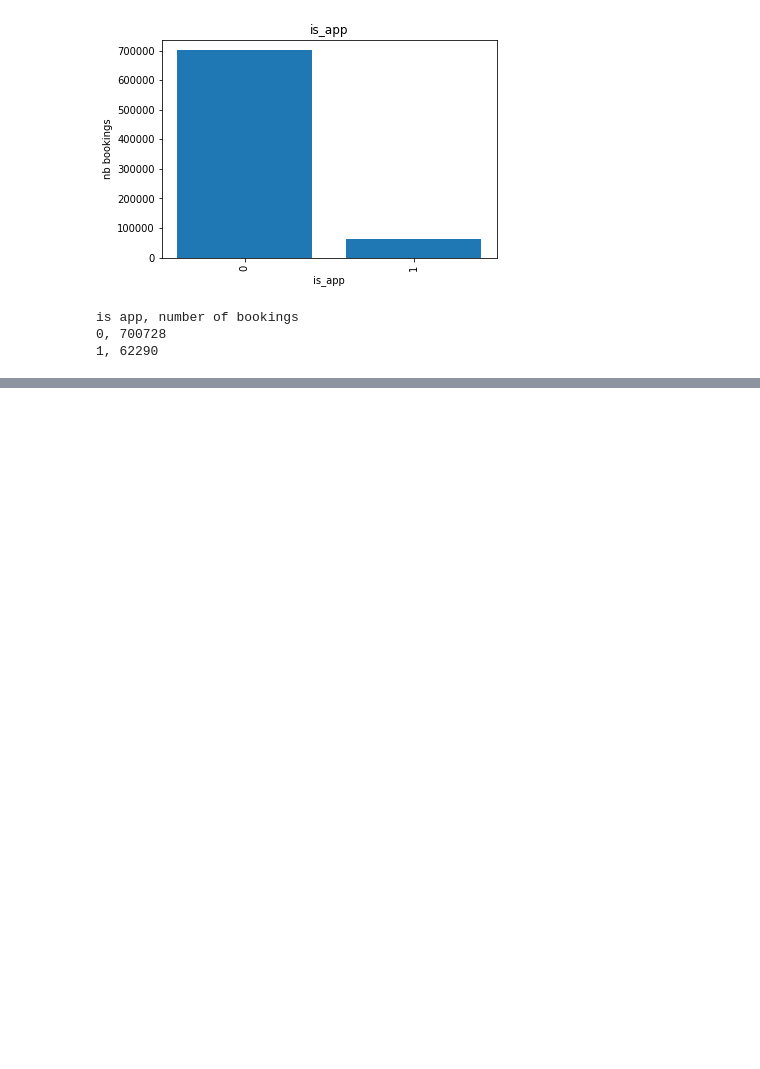
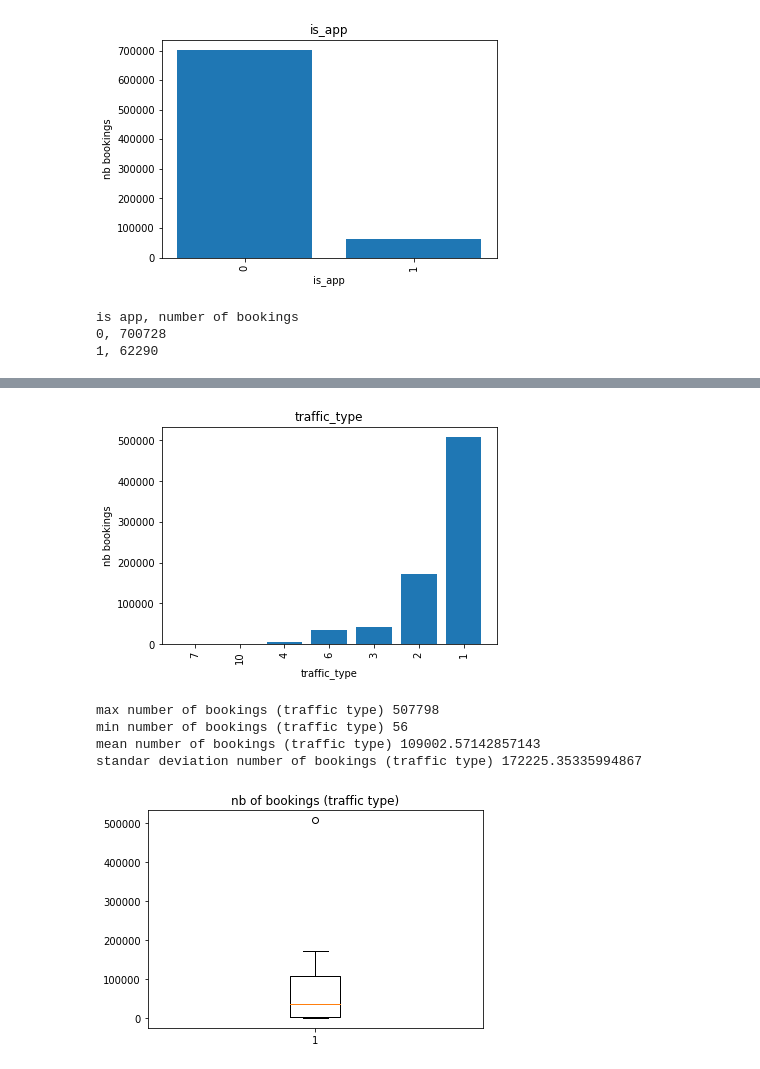
Before and after one commit to ck-unifr/booking-prediction, a Jupyter notebook: booking_prediction.ipynb, the cells around one changed output, grey strips where cells are left out. Cells and saved outputs as stored; diff of their text form; code cells hidden in the pictures; blank space fills up the shorter version.

```diff
--- a/booking_prediction.ipynb
+++ b/booking_prediction.ipynb
@@ -724,0 +737,28 @@ for key, value in dict_feature_nb_bookings['reference'].items():
+# %%
+# traffic_type: A categorization of the type of the traffic
+
+dict_traffic_type_nb_bookings = read_dict_from_csv('traffic_type-nb_bookings.csv')
+
+dict_traffic_type_nb_bookings = OrderedDict(sorted(dict_traffic_type_nb_bookings.items(), key=lambda x: x[1]))
+
+plot_dict(dict_traffic_type_nb_bookings, 'traffic_type', 'traffic_type', 'nb bookings')
+
+# plot_dict(dict_feature_nb_bookings['traffic_type'], 'traffic_type', 'traffic_type', 'nb bookings')
+
+print('max number of bookings (traffic type) {}'.format(np.max(list(dict_traffic_type_nb_bookings.values()))))
+print('min number of bookings (traffic type) {}'.format(np.min(list(dict_traffic_type_nb_bookings.values()))))
+print('mean number of bookings (traffic type) {}'.format(np.mean(list(dict_traffic_type_nb_bookings.values()))))
+print('standar deviation number of bookings (traffic type) {}'.format(np.std(list(dict_traffic_type_nb_bookings.values()))))
+
+plt.boxplot(list(dict_traffic_type_nb_bookings.values()))
+plt.title('nb of bookings (traffic type)')
+plt.show()
+
+# We can see the first category of traffic type 1 has the largest number of bookings
+# %% [output]
+[figure, added]
+max number of bookings (traffic type) 507798
+min number of bookings (traffic type) 56
+mean number of bookings (traffic type) 109002.57142857143
+standar deviation number of bookings (traffic type) 172225.35335994867
+[figure, added]
```
Also changed, not shown: parts of 11 cells of this notebook.
